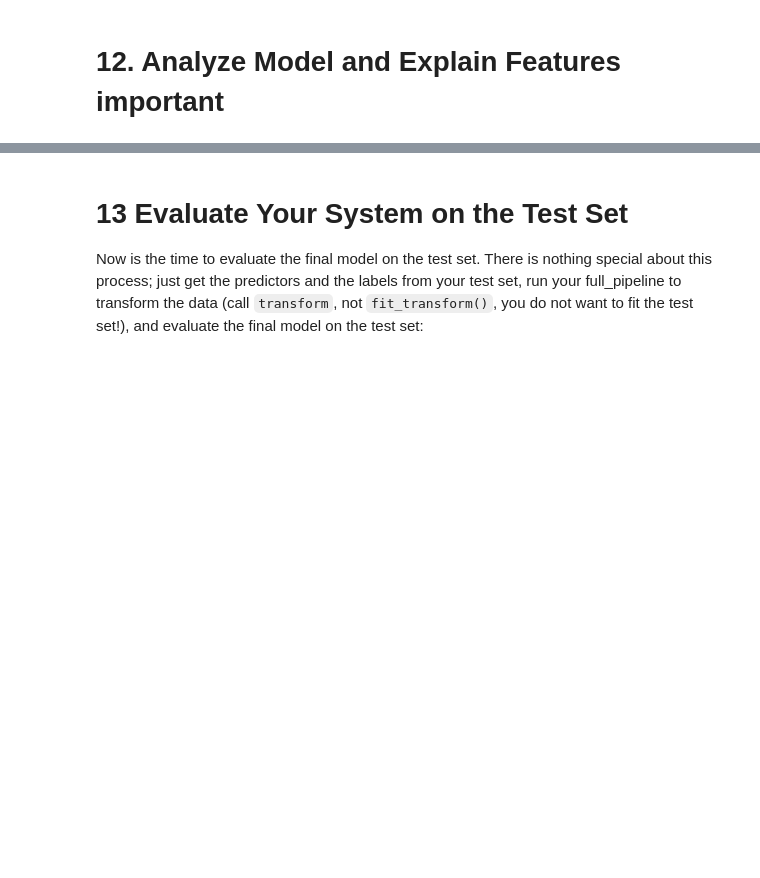
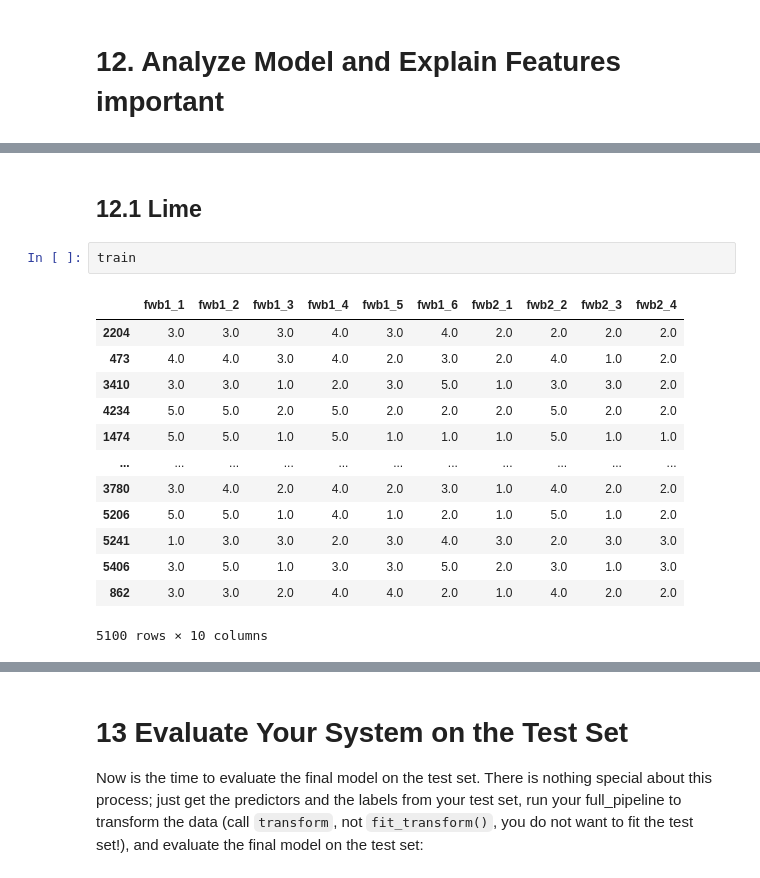
Before and after one commit to MarkPhamm/AI-Project, a Jupyter notebook: AI Project.ipynb, the cells around one changed output, grey strips where cells are left out. Drawn from its saved outputs; the diff is of its cells as text; blank space fills up the shorter version.

```diff
--- a/AI Project.ipynb
+++ b/AI Project.ipynb
@@ -2436,0 +2435,18 @@ array([1.77799626e-01, 1.02324938e-02, 1.79121192e-01, 8.59245806e-02,
+# %% [markdown]
+## 12.1 Lime
+# %%
+train
+# %% [output]
+|  | fwb1_1 | fwb1_2 | fwb1_3 | fwb1_4 | fwb1_5 | fwb1_6 | fwb2_1 | fwb2_2 | fwb2_3 | fwb2_4 |
+| 2204 | 3.0 | 3.0 | 3.0 | 4.0 | 3.0 | 4.0 | 2.0 | 2.0 | 2.0 | 2.0 |
+| 473 | 4.0 | 4.0 | 3.0 | 4.0 | 2.0 | 3.0 | 2.0 | 4.0 | 1.0 | 2.0 |
+| 3410 | 3.0 | 3.0 | 1.0 | 2.0 | 3.0 | 5.0 | 1.0 | 3.0 | 3.0 | 2.0 |
+| 4234 | 5.0 | 5.0 | 2.0 | 5.0 | 2.0 | 2.0 | 2.0 | 5.0 | 2.0 | 2.0 |
+| 1474 | 5.0 | 5.0 | 1.0 | 5.0 | 1.0 | 1.0 | 1.0 | 5.0 | 1.0 | 1.0 |
+| ... | ... | ... | ... | ... | ... | ... | ... | ... | ... | ... |
+| 3780 | 3.0 | 4.0 | 2.0 | 4.0 | 2.0 | 3.0 | 1.0 | 4.0 | 2.0 | 2.0 |
+| 5206 | 5.0 | 5.0 | 1.0 | 4.0 | 1.0 | 2.0 | 1.0 | 5.0 | 1.0 | 2.0 |
+| 5241 | 1.0 | 3.0 | 3.0 | 2.0 | 3.0 | 4.0 | 3.0 | 2.0 | 3.0 | 3.0 |
+| 5406 | 3.0 | 5.0 | 1.0 | 3.0 | 3.0 | 5.0 | 2.0 | 3.0 | 1.0 | 3.0 |
+| 862 | 3.0 | 3.0 | 2.0 | 4.0 | 4.0 | 2.0 | 1.0 | 4.0 | 2.0 | 2.0 |
+5100 rows × 10 columns
```
Also changed, not shown: parts of 13 cells of this notebook.
